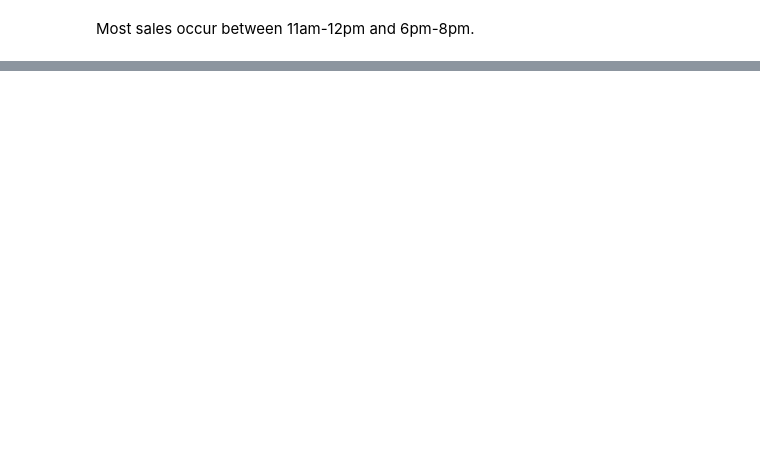
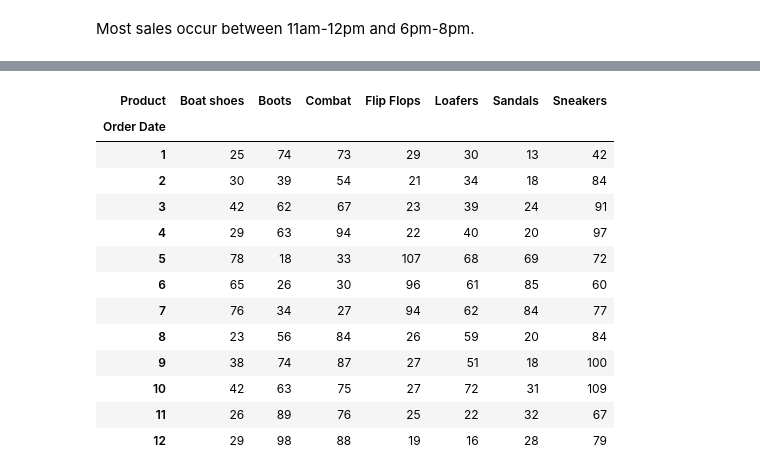
Before and after one commit to ATrui/Projects, a Jupyter notebook: Mock Data/EDA.ipynb, the cells around one changed output, grey strips where cells are left out. Saved outputs shown, nothing was run; the diff lists cells and outputs as text; code cells hidden in the pictures; blank space fills up the shorter version.

```diff
--- a/Mock Data/EDA.ipynb
+++ b/Mock Data/EDA.ipynb
@@ -473,0 +499,18 @@ plt.show()
+# %%
+product_time = pd.pivot_table(mens_shoes, values='Quantity Ordered', columns='Product', index=mens_shoes.index.month, aggfunc='sum')
+product_time
+# %% [output]
+| Product | Boat shoes | Boots | Combat | Flip Flops | Loafers | Sandals | Sneakers |
+| Order Date |  |  |  |  |  |  |  |
+| 1 | 25 | 74 | 73 | 29 | 30 | 13 | 42 |
+| 2 | 30 | 39 | 54 | 21 | 34 | 18 | 84 |
+| 3 | 42 | 62 | 67 | 23 | 39 | 24 | 91 |
+| 4 | 29 | 63 | 94 | 22 | 40 | 20 | 97 |
+| 5 | 78 | 18 | 33 | 107 | 68 | 69 | 72 |
+| 6 | 65 | 26 | 30 | 96 | 61 | 85 | 60 |
+| 7 | 76 | 34 | 27 | 94 | 62 | 84 | 77 |
+| 8 | 23 | 56 | 84 | 26 | 59 | 20 | 84 |
+| 9 | 38 | 74 | 87 | 27 | 51 | 18 | 100 |
+| 10 | 42 | 63 | 75 | 27 | 72 | 31 | 109 |
+| 11 | 26 | 89 | 76 | 25 | 22 | 32 | 67 |
+| 12 | 29 | 98 | 88 | 19 | 16 | 28 | 79 |
```
Also changed, not shown: parts of 42 cells of this notebook, 14 other files.
